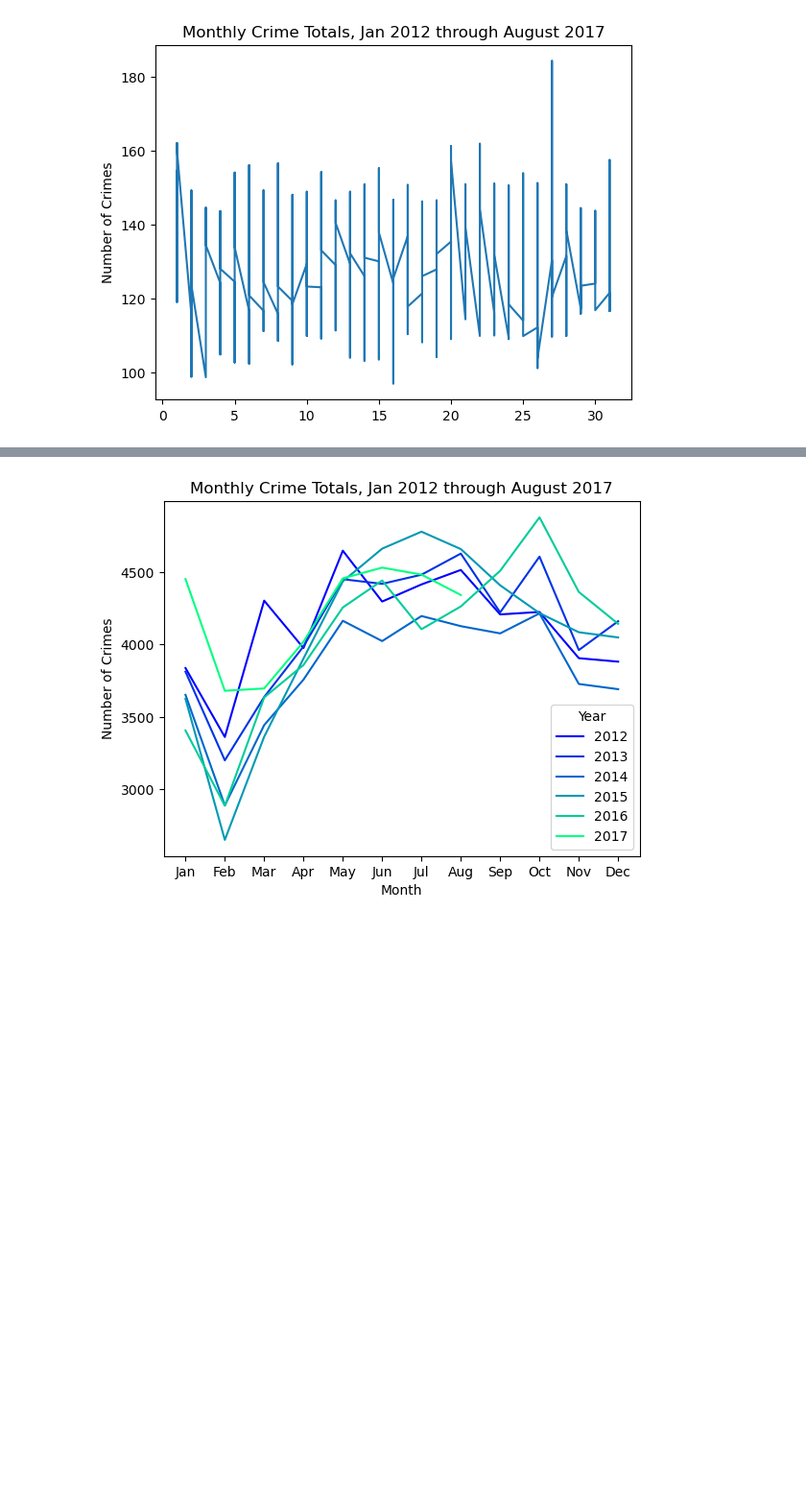
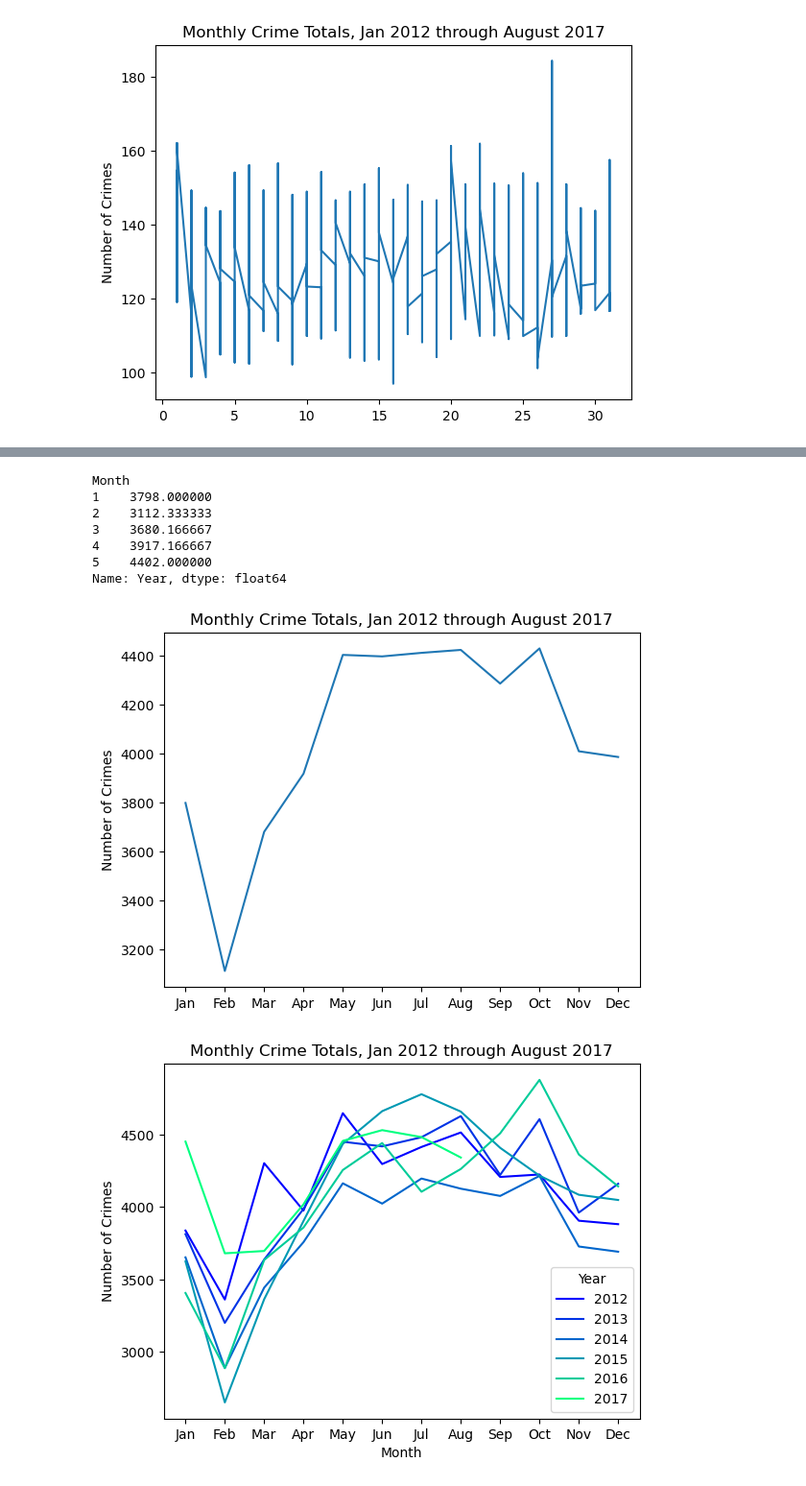
Before and after one commit to johbry17/Crime-in-Baltimore, a Jupyter notebook: Resources/miscellaneous/test.ipynb, the cells around one changed output, grey strips where cells are left out. Shown: that part at 96% size. Drawn from its saved outputs; the diff is of its cells as text; code cells hidden in the pictures; blank space fills up the shorter version.

```diff
--- a/Resources/miscellaneous/test.ipynb
+++ b/Resources/miscellaneous/test.ipynb
@@ -188,3 +184,31 @@ plt.show()
+# %%
+import calendar
+
+year_df = df.copy()
+year_df["Year"] = year_df.CrimeDate.dt.year
+year_df["Month"] = year_df.CrimeDate.dt.month
+year_df = year_df[year_df.CrimeDate < "2017-09-01"]
+
+_ = year_df.groupby("Month")["Year"].value_counts().groupby("Month").mean()
+
+print(_.head())
+
+plt.plot(range(1, 13), _)
+
+# Format the plot
+plt.xticks(range(1, 13), labels=calendar.month_abbr[1:])
+plt.ylabel("Number of Crimes")
+plt.title("Monthly Crime Totals, Jan 2012 through August 2017")
+plt.show()
+# %% [output]
+Month
+1    3798.000000
+2    3112.333333
+3    3680.166667
+4    3917.166667
+5    4402.000000
+Name: Year, dtype: float64
+[figure, added]
 # %%
 import calendar
 
```
Also changed, not shown: parts of 3 cells of this notebook.
